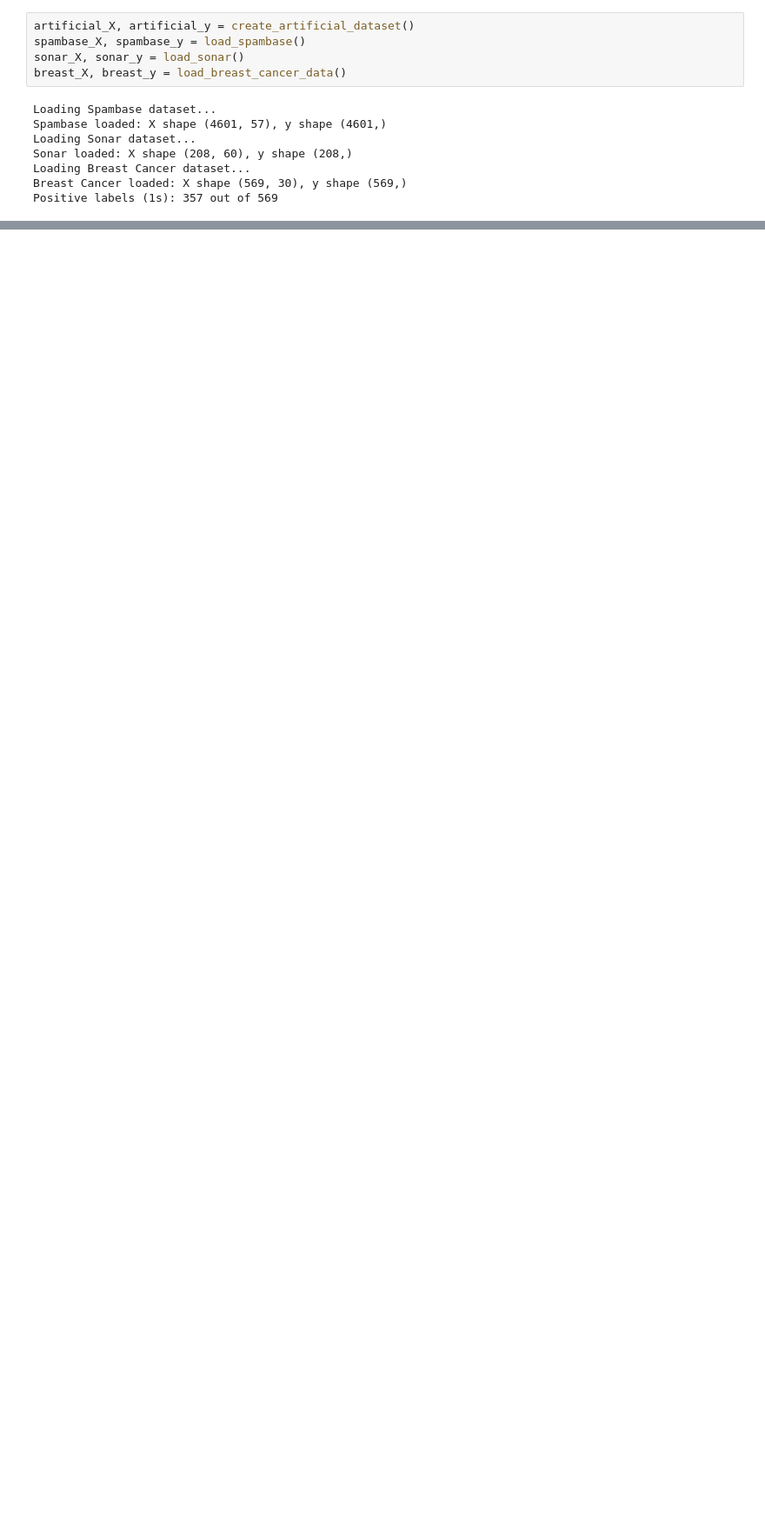
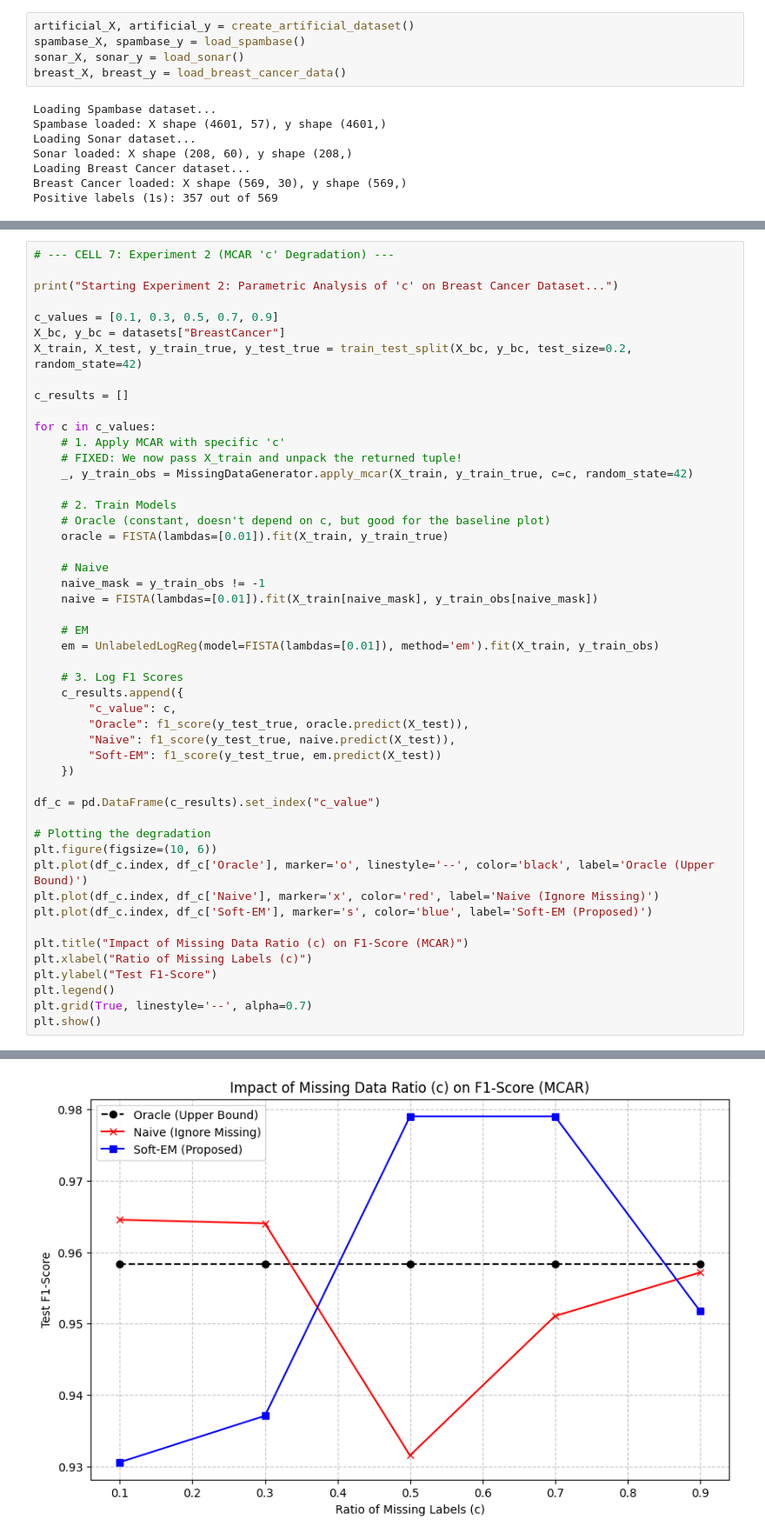
Before and after one commit to IgorLechoszest/AML_Proj1, a Jupyter notebook: src/main.ipynb, the cells around one changed output, grey strips where cells are left out. Shown at 87% size. Drawn from its saved outputs; the diff is of its cells as text; blank space fills up the shorter version.

```diff
--- a/src/main.ipynb
+++ b/src/main.ipynb
@@ -69,0 +148,50 @@ Test Accuracy: 0.9035
+# %%
+# --- CELL 7: Experiment 2 (MCAR 'c' Degradation) ---
+
+print("Starting Experiment 2: Parametric Analysis of 'c' on Breast Cancer Dataset...")
+
+c_values = [0.1, 0.3, 0.5, 0.7, 0.9]
+X_bc, y_bc = datasets["BreastCancer"]
+X_train, X_test, y_train_true, y_test_true = train_test_split(X_bc, y_bc, test_size=0.2, random_state=42)
+
+c_results = []
+
+for c in c_values:
+    # 1. Apply MCAR with specific 'c'
+    # FIXED: We now pass X_train and unpack the returned tuple!
+    _, y_train_obs = MissingDataGenerator.apply_mcar(X_train, y_train_true, c=c, random_state=42)
+
+    # 2. Train Models
+    # Oracle (constant, doesn't depend on c, but good for the baseline plot)
+    oracle = FISTA(lambdas=[0.01]).fit(X_train, y_train_true)
+
+    # Naive
+    naive_mask = y_train_obs != -1
+    naive = FISTA(lambdas=[0.01]).fit(X_train[naive_mask], y_train_obs[naive_mask])
+
+    # EM
+    em = UnlabeledLogReg(model=FISTA(lambdas=[0.01]), method='em').fit(X_train, y_train_obs)
+
+    # 3. Log F1 Scores
+    c_results.append({
+        "c_value": c,
+        "Oracle": f1_score(y_test_true, oracle.predict(X_test)),
+        "Naive": f1_score(y_test_true, naive.predict(X_test)),
+        "Soft-EM": f1_score(y_test_true, em.predict(X_test))
+    })
+
+df_c = pd.DataFrame(c_results).set_index("c_value")
+
+# Plotting the degradation
+plt.figure(figsize=(10, 6))
+plt.plot(df_c.index, df_c['Oracle'], marker='o', linestyle='--', color='black', label='Oracle (Upper Bound)')
+plt.plot(df_c.index, df_c['Naive'], marker='x', color='red', label='Naive (Ignore Missing)')
+plt.plot(df_c.index, df_c['Soft-EM'], marker='s', color='blue', label='Soft-EM (Proposed)')
+
+plt.title("Impact of Missing Data Ratio (c) on F1-Score (MCAR)")
+plt.xlabel("Ratio of Missing Labels (c)")
+plt.ylabel("Test F1-Score")
+plt.legend()
+plt.grid(True, linestyle='--', alpha=0.7)
+plt.show()
+# %% [output]
@@ -69,0 +199 @@ Test Accuracy: 0.9035
+[figure, added]
```
Also changed, not shown: parts of 12 cells of this notebook, 3 other files.
